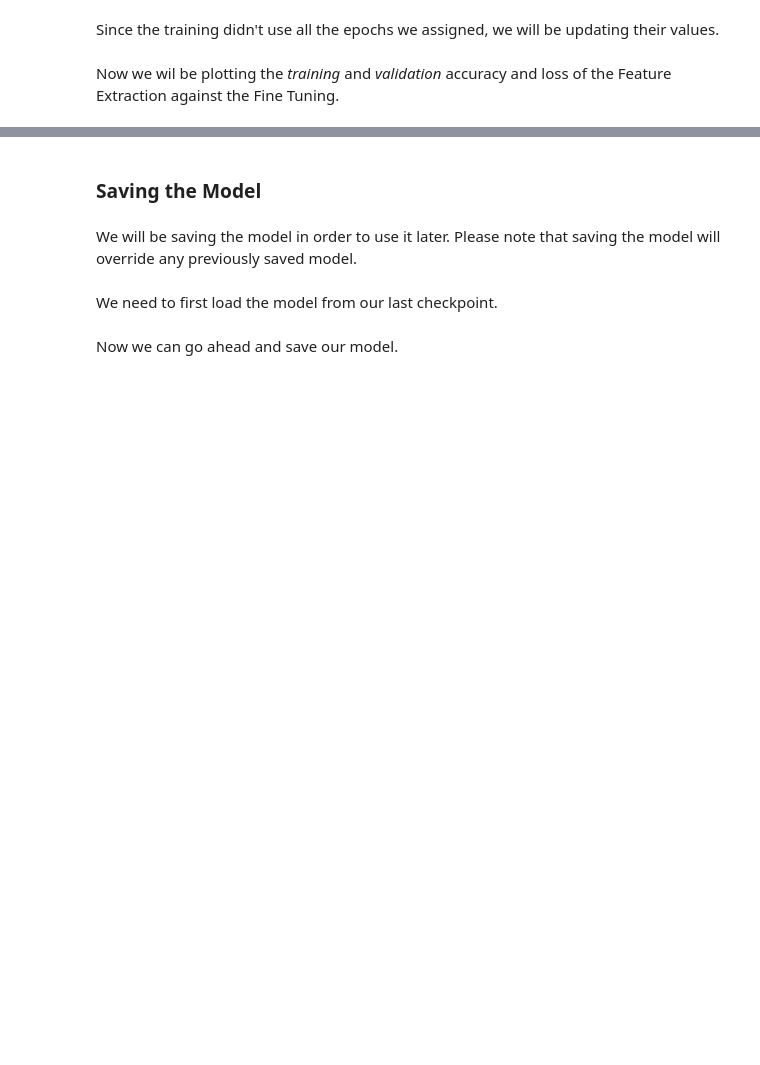
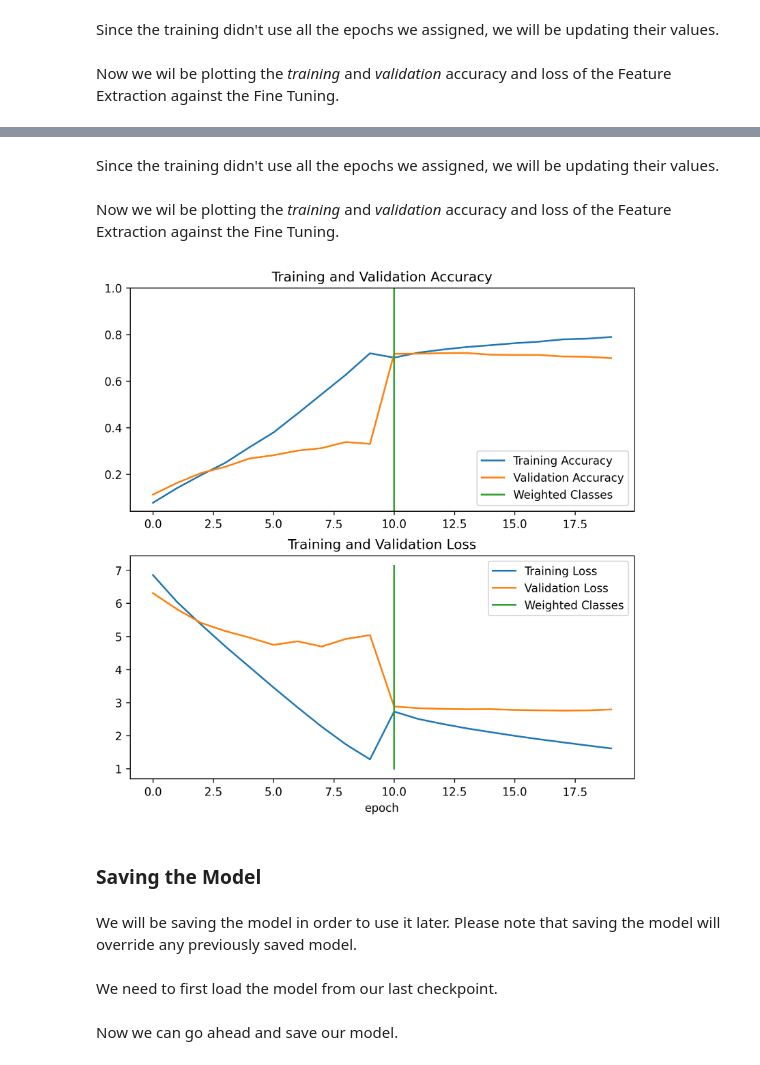
Before and after one commit to nizarmah/oracle, a Jupyter notebook: main.ipynb, the cells around one changed output, grey strips where cells are left out. Saved outputs shown, nothing was run; the diff lists cells and outputs as text; code cells hidden in the pictures; blank space fills up the shorter version.

Commit message:
Transfer Learning: Added Class Weights to Model to Deal with Over Represented Data

```diff
--- a/main.ipynb
+++ b/main.ipynb
@@ -245,7 +246,7 @@ As you can see, we have many missing *person ids* from the *train* data. This al
 
 Due to the above results, we will be using the `stratify` parameter in `train_test_split`. This helps us split the data in a stratified fashion, which means that we won't have any missing PIDs from the *train* data.
 # %%
-X_train, X_valid, y_train, y_valid = train_test_split(X, y, test_size=num_unique_pids,
+X_train, X_valid, y_train, y_valid = train_test_split(X, y, test_size=0.2,
                                                           random_state=42, stratify=y)
 
 print("Missing PIDs from Training Data :", len(missing_pids(y_train, y_valid)))
@@ -473,0 +505,5 @@ plt.show()
+# %%
+class_weights = dict(enumerate(
+                    class_weight.compute_class_weight('balanced', np.unique(y_train), y_train)))
+
+class_weights
@@ -473,0 +540,4 @@ plt.show()
+# %%
+model = tf.keras.models.load_model('checkpoint.h5')
+
+compile_model(model, learning_rate=0.000001)
@@ -473,0 +546,9 @@ plt.show()
+# %%
+weighted_classes_epochs = 10
+total_epochs = fine_tune_epochs + weighted_classes_epochs
+
+weighted_classes_history = model.fit(train_generator, epochs=total_epochs,
+                                validation_data=valid_generator, shuffle=True,
+                                   callbacks=[checkpoint, early_stopping],
+                                    initial_epoch=fine_tune_history.epoch[-1],
+                                       class_weight=class_weights)
@@ -473,0 +573,2 @@ plt.show()
+# %% [markdown]
+Since the training didn't use all the epochs we assigned, we will be updating their values.
@@ -474,3 +579,33 @@ plt.show()
+# %% [markdown]
+Now we wil be plotting the *training* and *validation* accuracy and loss of the Feature Extraction against the Fine Tuning.
+# %%
+acc += weighted_classes_history.history['accuracy']
+val_acc += weighted_classes_history.history['val_accuracy']
+
+loss += weighted_classes_history.history['loss']
+val_loss += weighted_classes_history.history['val_loss']
+
+plt.figure(figsize=(8, 8))
+plt.subplot(2, 1, 1)
+plt.plot(acc, label='Training Accuracy')
+plt.plot(val_acc, label='Validation Accuracy')
+plt.ylim([min(plt.ylim()),1])
+plt.plot([fine_tune_epochs + 1,fine_tune_epochs + 1],
+          plt.ylim(), label='Weighted Classes')
+plt.legend(loc='lower right')
+plt.title('Training and Validation Accuracy')
+
+plt.subplot(2, 1, 2)
+plt.plot(loss, label='Training Loss')
+plt.plot(val_loss, label='Validation Loss')
+plt.plot([fine_tune_epochs + 1,fine_tune_epochs + 1],
+          plt.ylim(), label='Weighted Classes')
+plt.legend(loc='upper right')
+plt.title('Training and Validation Loss')
+plt.xlabel('epoch')
+plt.show()
+# %% [output]
+[figure, added]
 # %% [markdown]
 ### Saving the Model
 # %% [markdown]
```
Also changed, not shown: parts of 23 cells of this notebook.
